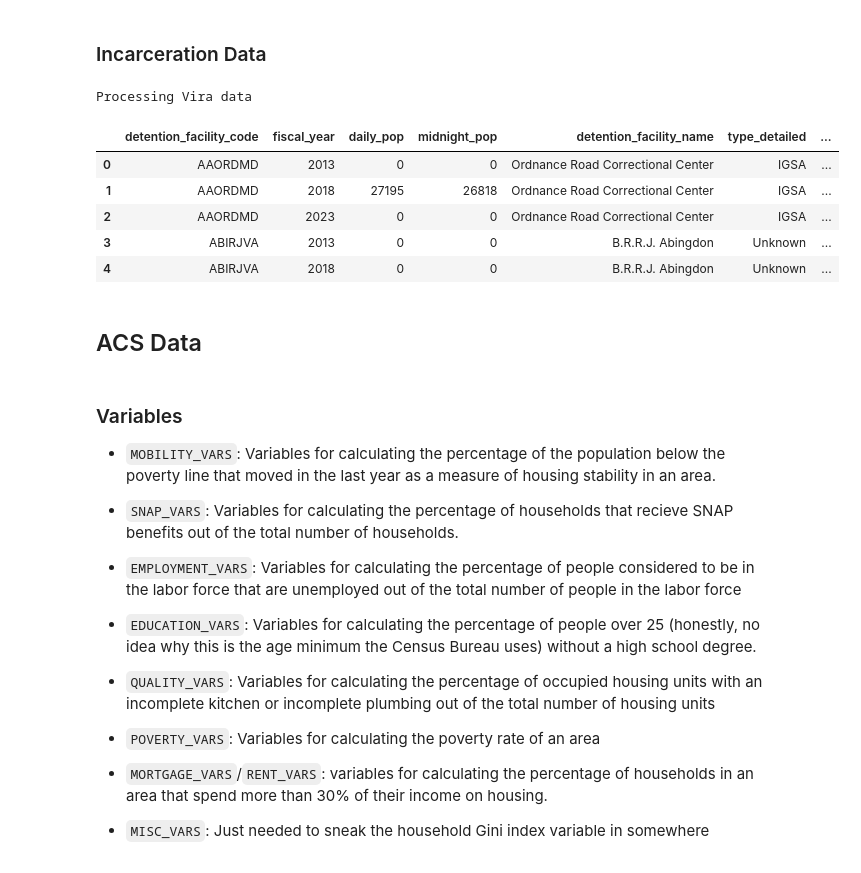
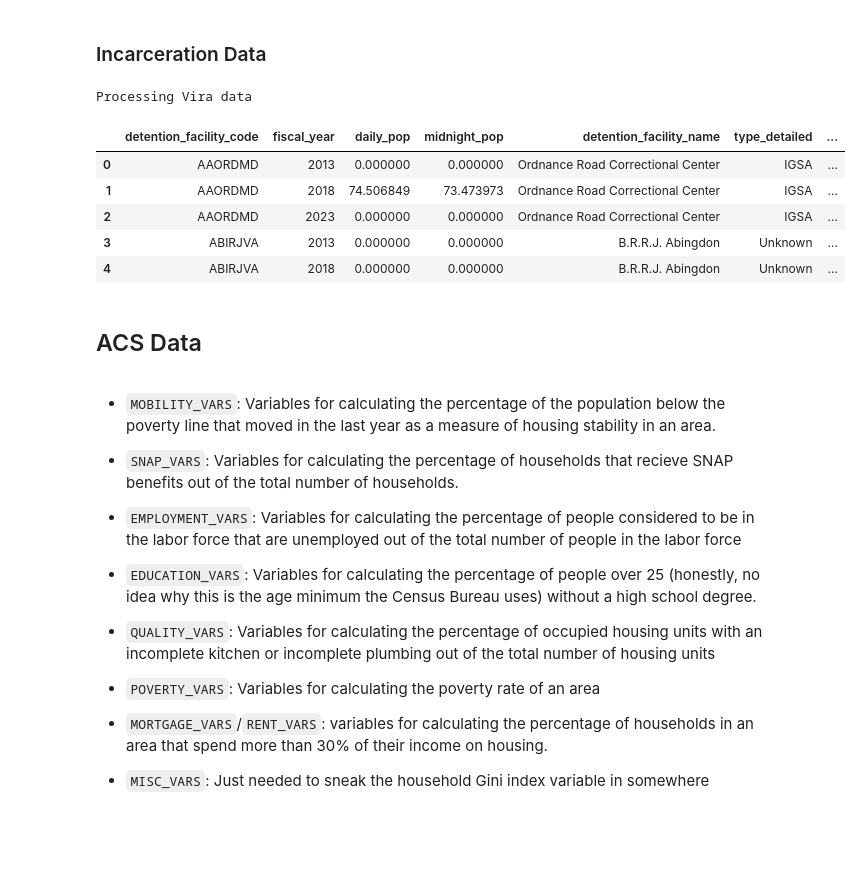
Before and after one commit to steveg-ds/RHIP, a Jupyter notebook: RSS-Analysis.ipynb, the cells around one changed output. Saved outputs shown, nothing was run; the diff lists cells and outputs as text; code cells hidden in the pictures; blank space fills up the shorter version.

```diff
--- a/RSS-Analysis.ipynb
+++ b/RSS-Analysis.ipynb
@@ -101,7 +167,8 @@ if "facilities" not in locals():
     cols = ['address', 'city', 'latitude', 'longitude',
        'county', 'state', 'zip', 'aor', 'index_right']
     facilities.drop(columns=cols, inplace=True)
-    facilities.rename({'geometry': "coordinates"}, inplace=True)
+    facilities = facilities.rename_geometry("coordinates")
+
 
 #TODO: add matplotlib histogram for type_detailed and type_grouped columns to visualize distribution. should be a 1x2 matplotlib fig object
 
@@ -121,46 +188,43 @@ if "detention_data" not in locals():
     print("Processing Vira data")
     dfs = []
     for yr in YEARS:
         fp = ICE_DATA_DIR / f"FY{yr}.csv"
         if not fp.exists():
             print(f"  WARN: {fp} not found, skipping")
             continue
         df = pd.read_csv(fp)
         df["fiscal_year"] = yr
         dfs.append(df)
 
     detention_data = pd.concat(dfs, ignore_index=True)
 
     # Group by facility and year (some facilities have multiple rows per year)
     detention_data = detention_data.groupby(
         ["detention_facility_code", "fiscal_year"]
-    ).agg({"daily_pop": "sum", "midnight_pop": "sum"}).reset_index()
+    ).agg({"daily_pop": "mean", "midnight_pop": "mean"}).reset_index()
 
 
     detention_data = detention_data.merge(
-    facilities
-        ,
+    facilities,
         on="detention_facility_code",
         how="left",
     )
 
 else:
     print("Vira data already loaded")
 
 detention_data.head()
 # %% [output]
 Processing Vira data
 |  | detention_facility_code | fiscal_year | daily_pop | midnight_pop | detention_facility_name | type_detailed | ... |
-| 0 | AAORDMD | 2013 | 0 | 0 | Ordnance Road Correctional Center | IGSA | ... |
-| 1 | AAORDMD | 2018 | 27195 | 26818 | Ordnance Road Correctional Center | IGSA | ... |
-| 2 | AAORDMD | 2023 | 0 | 0 | Ordnance Road Correctional Center | IGSA | ... |
-| 3 | ABIRJVA | 2013 | 0 | 0 | B.R.R.J. Abingdon | Unknown | ... |
-| 4 | ABIRJVA | 2018 | 0 | 0 | B.R.R.J. Abingdon | Unknown | ... |
+| 0 | AAORDMD | 2013 | 0.000000 | 0.000000 | Ordnance Road Correctional Center | IGSA | ... |
+| 1 | AAORDMD | 2018 | 74.506849 | 73.473973 | Ordnance Road Correctional Center | IGSA | ... |
+| 2 | AAORDMD | 2023 | 0.000000 | 0.000000 | Ordnance Road Correctional Center | IGSA | ... |
+| 3 | ABIRJVA | 2013 | 0.000000 | 0.000000 | B.R.R.J. Abingdon | Unknown | ... |
+| 4 | ABIRJVA | 2018 | 0.000000 | 0.000000 | B.R.R.J. Abingdon | Unknown | ... |
 # %% [markdown]
 ## ACS Data
 # %% [markdown]
-### Variables
-
 - `MOBILITY_VARS`: Variables for calculating the percentage of the population below the poverty line that moved in the last year as a measure of housing stability in an area.
 
 - `SNAP_VARS`: Variables for calculating the percentage of households that recieve SNAP benefits out of the total number of households.
```
Also changed, not shown: parts of 40 cells of this notebook, 10 other files.
